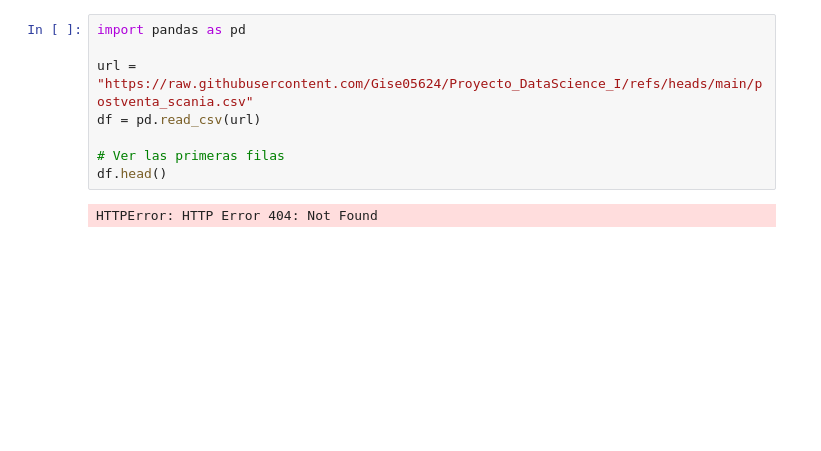
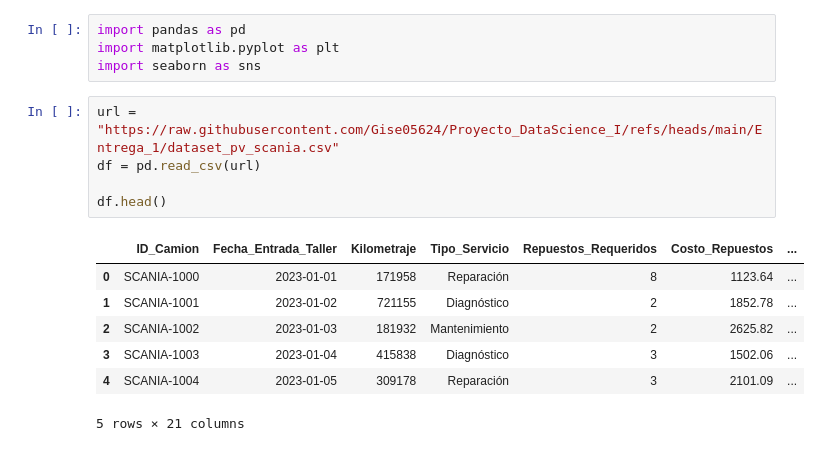
Before and after one commit to Gise05624/Proyecto_DataScience_I, a Jupyter notebook: Entrega_1/ pv_scania.ipynb, the cells around one changed output. Saved outputs shown, nothing was run; the diff lists cells and outputs as text; blank space fills up the shorter version.

```diff
--- a/Entrega_1/ pv_scania.ipynb
+++ b/Entrega_1/ pv_scania.ipynb
@@ -1,12 +1,19 @@
 # %% [markdown]
 <a href="https://colab.research.google.com/github/Gise05624/Proyecto_DataScience_I/blob/main/Entrega_1/%20pv_scania.ipynb" target="_parent"><img src="https://colab.research.google.com/assets/colab-badge.svg" alt="Open In Colab"/></a>
+# %%
+import pandas as pd
+import matplotlib.pyplot as plt
+import seaborn as sns
 # %%
-import pandas as pd
-
-url = "https://raw.githubusercontent.com/Gise05624/Proyecto_DataScience_I/refs/heads/main/postventa_scania.csv"
+url = "https://raw.githubusercontent.com/Gise05624/Proyecto_DataScience_I/refs/heads/main/Entrega_1/dataset_pv_scania.csv"
 df = pd.read_csv(url)
 
-# Ver las primeras filas
 df.head()
 # %% [output]
+|  | ID_Camion | Fecha_Entrada_Taller | Kilometraje | Tipo_Servicio | Repuestos_Requeridos | Costo_Repuestos | ... |
+| 0 | SCANIA-1000 | 2023-01-01 | 171958 | Reparación | 8 | 1123.64 | ... |
+| 1 | SCANIA-1001 | 2023-01-02 | 721155 | Diagnóstico | 2 | 1852.78 | ... |
+| 2 | SCANIA-1002 | 2023-01-03 | 181932 | Mantenimiento | 2 | 2625.82 | ... |
+| 3 | SCANIA-1003 | 2023-01-04 | 415838 | Diagnóstico | 3 | 1502.06 | ... |
+| 4 | SCANIA-1004 | 2023-01-05 | 309178 | Reparación | 3 | 2101.09 | ... |
-HTTPError: HTTP Error 404: Not Found
+5 rows × 21 columns
```
Also changed, not shown: parts of 4 cells of this notebook.
